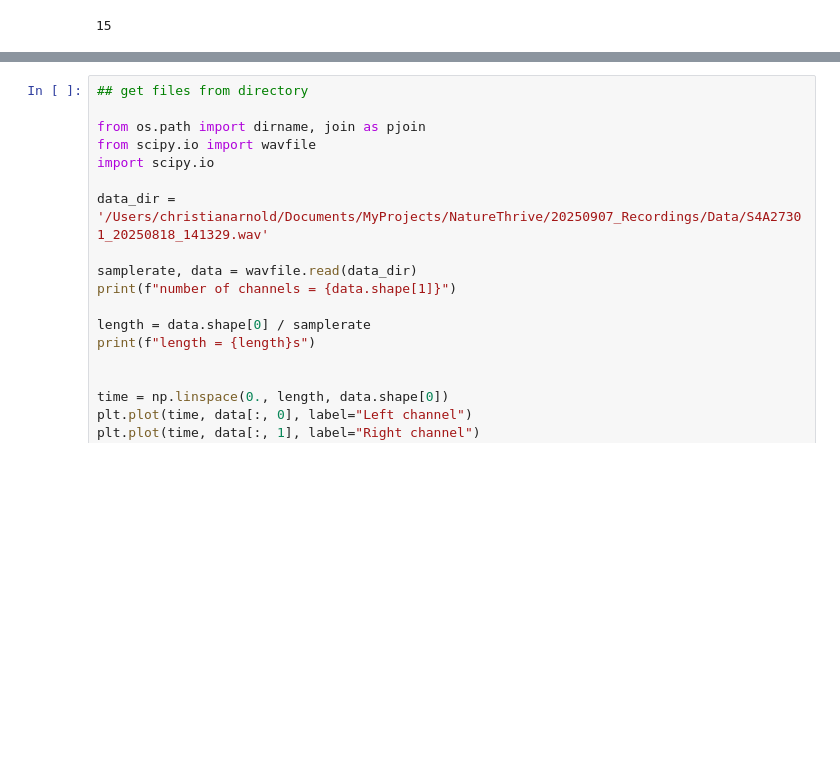
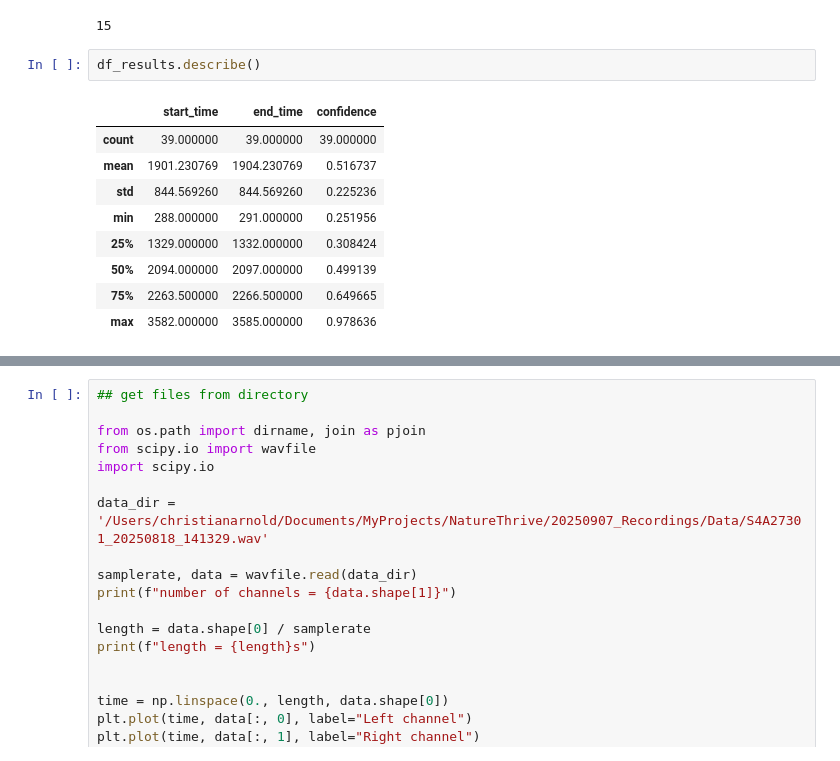
Before and after one commit to Cawarnold/bio-acoustic-monitor, a Jupyter notebook: nt-bird-detect/nt-bird-detect-20251205.ipynb, the cells around one changed output, grey strips where cells are left out. Saved outputs shown, nothing was run; the diff lists cells and outputs as text; blank space fills up the shorter version.

```diff
--- a/nt-bird-detect/nt-bird-detect-20251205.ipynb
+++ b/nt-bird-detect/nt-bird-detect-20251205.ipynb
@@ -99,3 +100,15 @@ return_predicted_species_list
 df_results["label"].nunique()
 # %% [output]
 15
+# %%
+df_results.describe()
+# %% [output]
+|  | start_time | end_time | confidence |
+| count | 39.000000 | 39.000000 | 39.000000 |
+| mean | 1901.230769 | 1904.230769 | 0.516737 |
+| std | 844.569260 | 844.569260 | 0.225236 |
+| min | 288.000000 | 291.000000 | 0.251956 |
+| 25% | 1329.000000 | 1332.000000 | 0.308424 |
+| 50% | 2094.000000 | 2097.000000 | 0.499139 |
+| 75% | 2263.500000 | 2266.500000 | 0.649665 |
+| max | 3582.000000 | 3585.000000 | 0.978636 |
```
Also changed, not shown: parts of 3 cells of this notebook.
